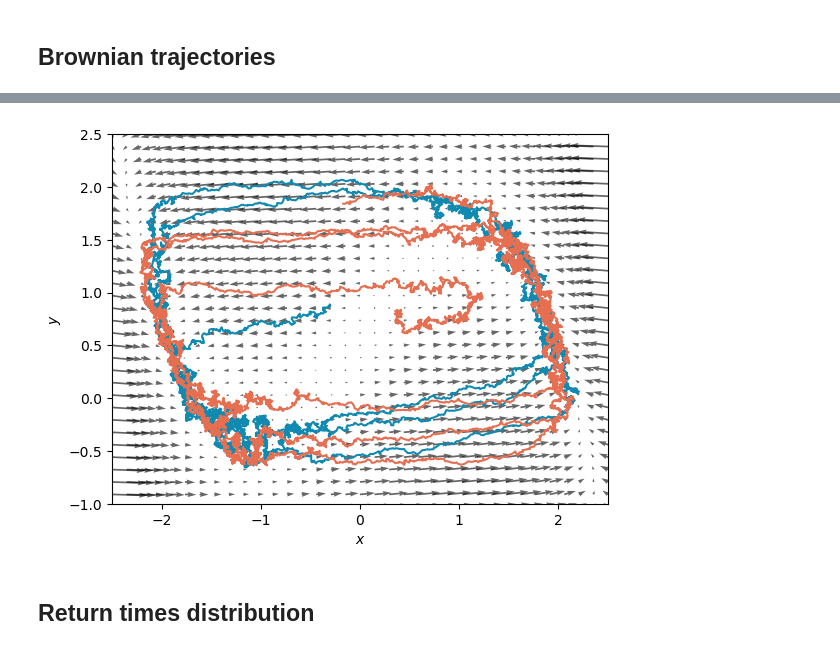
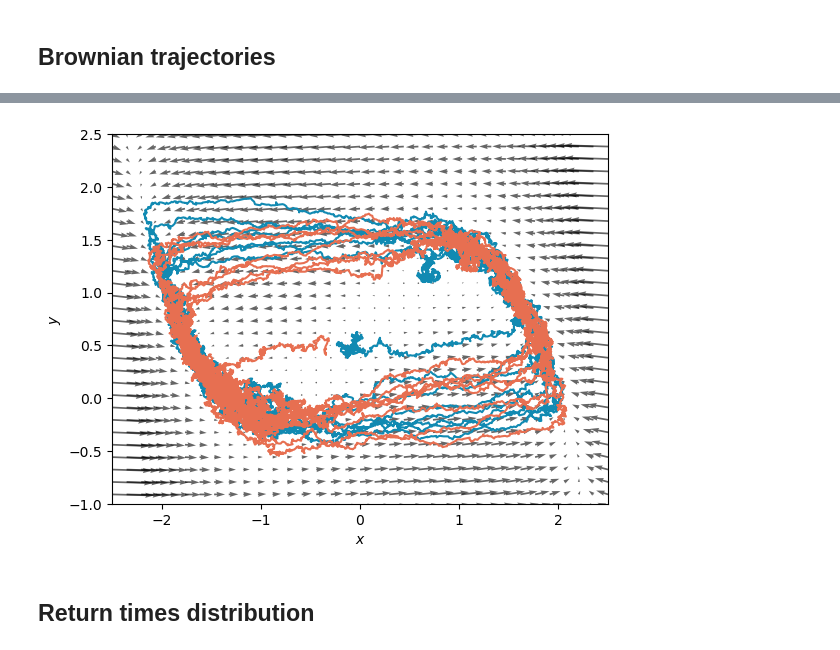
Before and after one commit to giorgionicoletti/OscillationsFH, a Jupyter notebook: notebooks/ReturnTimes.ipynb, the cells around one changed output, grey strips where cells are left out. Drawn from its saved outputs; the diff is of its cells as text; code cells hidden in the pictures.

```diff
--- a/notebooks/ReturnTimes.ipynb
+++ b/notebooks/ReturnTimes.ipynb
@@ -45,9 +43,8 @@ model_kwargs = {'mu': mu, 'muHat': muHat, 'delta': delta,
 # Brownian return times
 # %% [markdown]
 ## Brownian trajectories
-# %%
-gamma = 0.2
-beta = 0.4
+# %%
+epsilon = 0.
 # %%
 x_BR, y_BR = model.simulate_Fitzugh_Nagumo(N, Nsteps, dt, x0rand, y0rand, epsilon = epsilon)
 # %%
@@ -101,5 +101,5 @@ plt.show()
 # %%
-sigma0 = 0.25
+sigma0 = 0.1
 
 x0_Center = np.random.randn(N)*sigma0 + xCenter
 y0_Center = np.random.randn(N)*sigma0 + yCenter
@@ -107,7 +107,7 @@ y0_Center = np.random.randn(N)*sigma0 + yCenter
 x0_Unst = np.random.randn(N)*sigma0 + xUnst
 y0_Unst = np.random.randn(N)*sigma0 + yUnst
 # %%
-Nsteps = 10000
+Nsteps = 25000
 Time = np.arange(Nsteps)*dt
 
 x_BR_Unst, y_BR_Unst = model.simulate_Fitzugh_Nagumo(N, Nsteps, dt, x0_Unst, y0_Unst, epsilon = epsilon, **model_kwargs)
@@ -128,16 +134,19 @@ plt.show()
 # %%
 plt.quiver(xspace, yspace, u, v, color='k', alpha=0.6, scale = 50, width = 0.0035)
-idx_1 = 1
+idx_1 = 24
 idx_2 = 0
 plt.plot(x_BR_Center[:, idx_1], y_BR_Center[:, idx_1])
 plt.plot(x_BR_Center[:, idx_2], y_BR_Center[:, idx_2])
 
 plt.xlabel(r'$x$')
 plt.ylabel(r'$y$')
 plt.xlim(-2.5, 2.5)
 plt.ylim(-1, 2.5)
+
+plt.savefig('../plots/phase_space_eps{}_traj_example.png'.format(epsilon), bbox_inches='tight', dpi = 300)
+
 plt.show()
 # %% [output]
-[figure, old version]
+[figure, new version]
 # %% [markdown]
 ## Return times distribution
```
Also changed, not shown: parts of 13 cells of this notebook, 14 other files.
